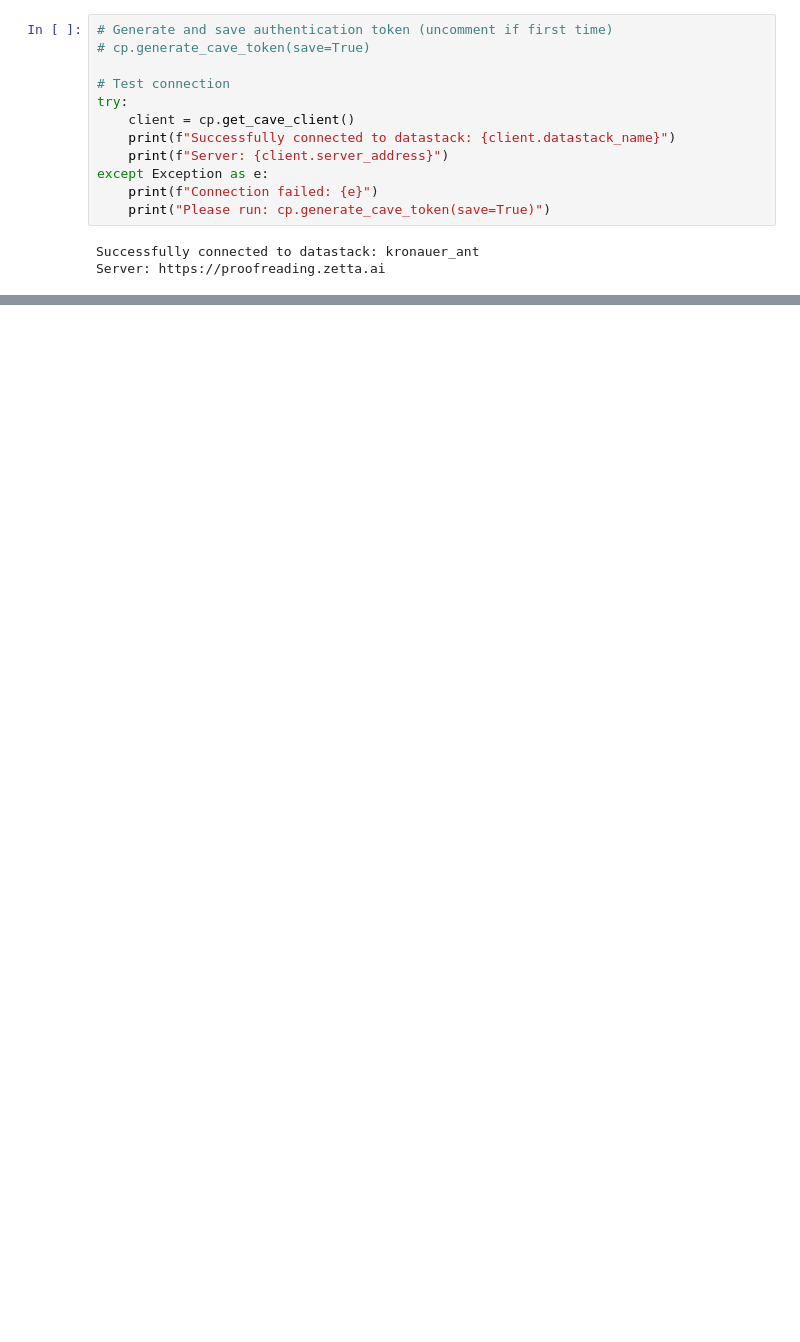
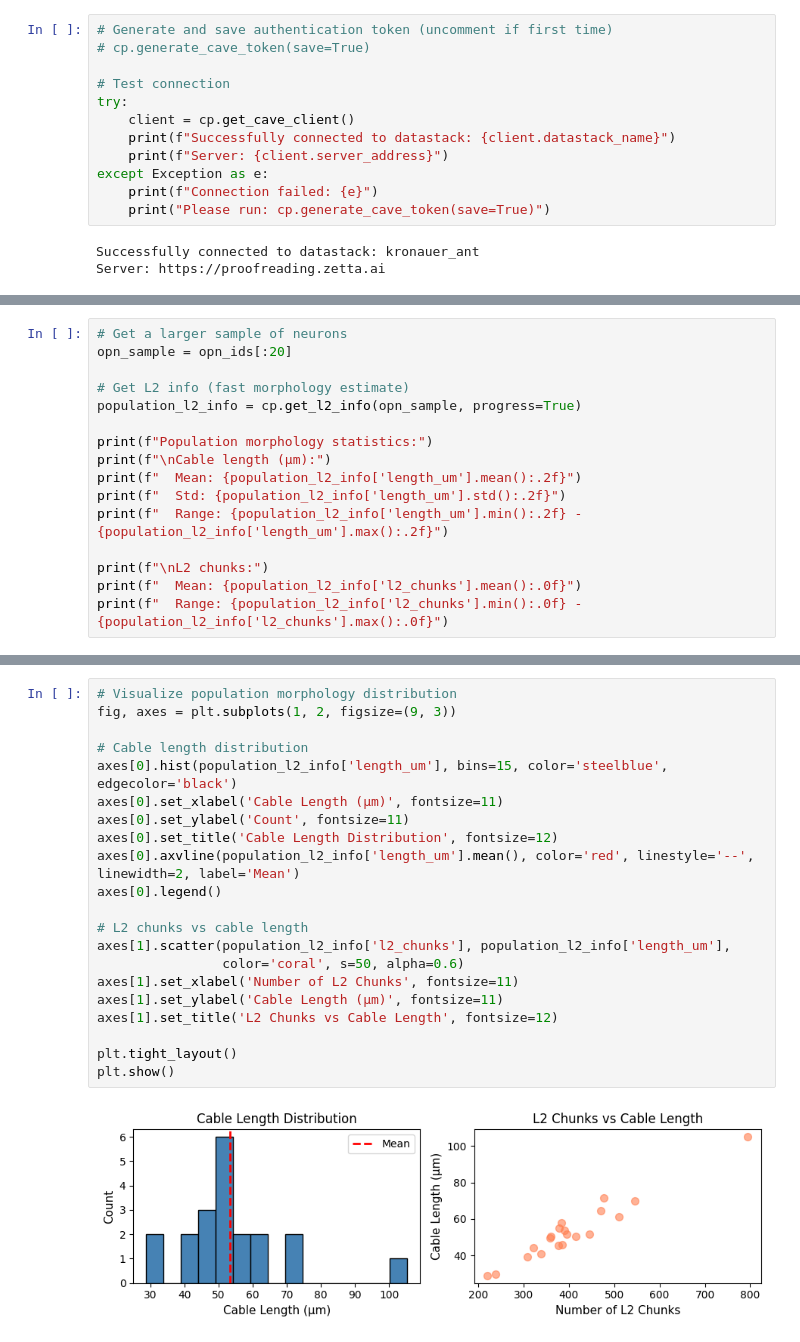
Before and after one commit to Social-Evolution-and-Behavior/crantpy, a Jupyter notebook: docs/deep_dive/morphology.ipynb, the cells around one changed output, grey strips where cells are left out. Drawn from its saved outputs; the diff is of its cells as text; blank space fills up the shorter version.

```diff
--- a/docs/deep_dive/morphology.ipynb
+++ b/docs/deep_dive/morphology.ipynb
@@ -38,0 +361,16 @@ Server: https://proofreading.zetta.ai
+# %%
+# Get a larger sample of neurons
+opn_sample = opn_ids[:20]
+
+# Get L2 info (fast morphology estimate)
+population_l2_info = cp.get_l2_info(opn_sample, progress=True)
+
+print(f"Population morphology statistics:")
+print(f"\nCable length (μm):")
+print(f"  Mean: {population_l2_info['length_um'].mean():.2f}")
+print(f"  Std: {population_l2_info['length_um'].std():.2f}")
+print(f"  Range: {population_l2_info['length_um'].min():.2f} - {population_l2_info['length_um'].max():.2f}")
+
+print(f"\nL2 chunks:")
+print(f"  Mean: {population_l2_info['l2_chunks'].mean():.0f}")
+print(f"  Range: {population_l2_info['l2_chunks'].min():.0f} - {population_l2_info['l2_chunks'].max():.0f}")
@@ -38,0 +388,23 @@ Server: https://proofreading.zetta.ai
+# %%
+# Visualize population morphology distribution
+fig, axes = plt.subplots(1, 2, figsize=(9, 3))
+
+# Cable length distribution
+axes[0].hist(population_l2_info['length_um'], bins=15, color='steelblue', edgecolor='black')
+axes[0].set_xlabel('Cable Length (μm)', fontsize=11)
+axes[0].set_ylabel('Count', fontsize=11)
+axes[0].set_title('Cable Length Distribution', fontsize=12)
+axes[0].axvline(population_l2_info['length_um'].mean(), color='red', linestyle='--', linewidth=2, label='Mean')
+axes[0].legend()
+
+# L2 chunks vs cable length
+axes[1].scatter(population_l2_info['l2_chunks'], population_l2_info['length_um'],
+                color='coral', s=50, alpha=0.6)
+axes[1].set_xlabel('Number of L2 Chunks', fontsize=11)
+axes[1].set_ylabel('Cable Length (μm)', fontsize=11)
+axes[1].set_title('L2 Chunks vs Cable Length', fontsize=12)
+
+plt.tight_layout()
+plt.show()
+# %% [output]
+[figure, added]
```
Also changed, not shown: parts of 74 cells of this notebook, 2 other files.
